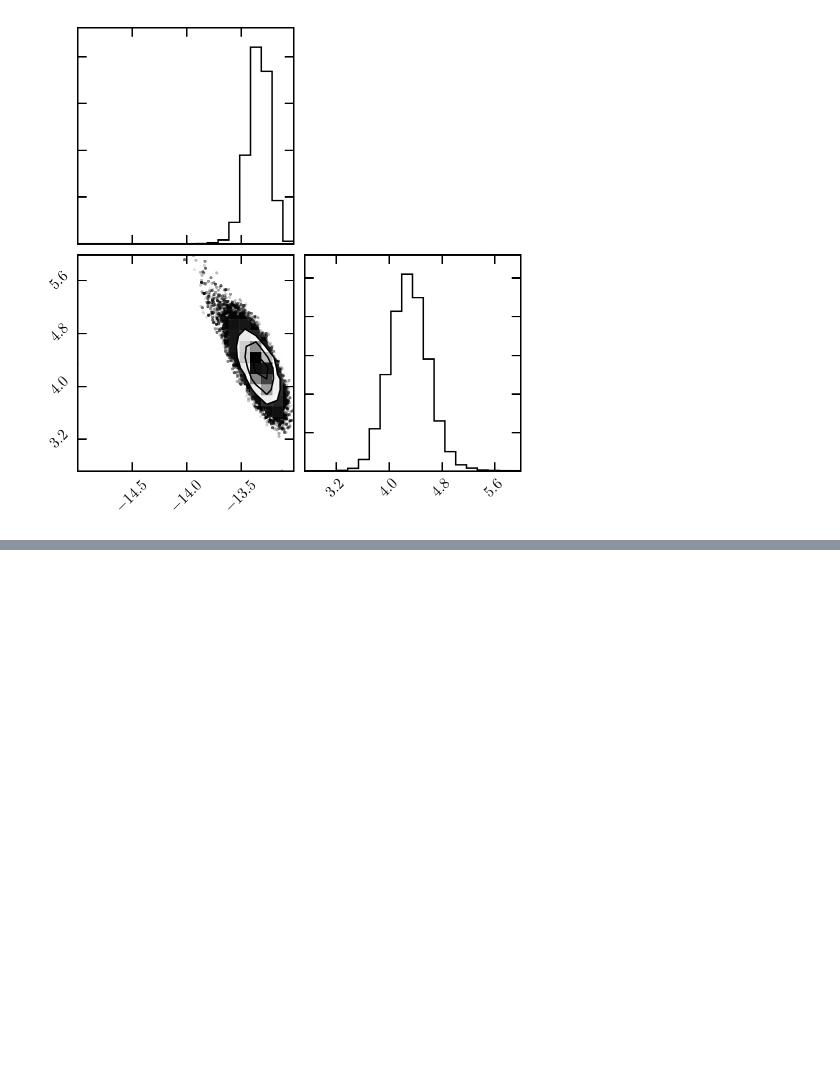
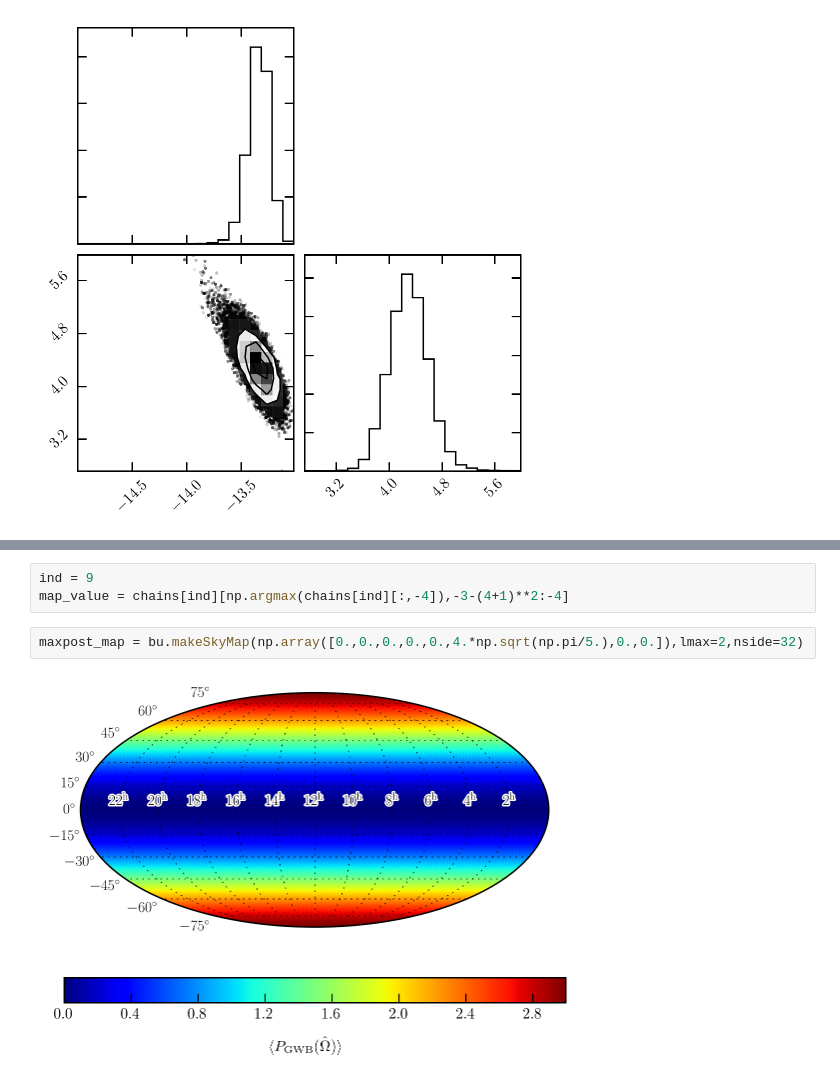
Before and after one commit to stevertaylor/NX01, a Jupyter notebook: process-anisotropy-maps.ipynb, the cells around one changed output, grey strips where cells are left out. Saved outputs shown, nothing was run; the diff lists cells and outputs as text; blank space fills up the shorter version.

```diff
--- a/process-anisotropy-maps.ipynb
+++ b/process-anisotropy-maps.ipynb
@@ -85,0 +129,7 @@ figure = corner.corner(clm_chain[:,[36,37]])
+# %%
+ind = 9
+map_value = chains[ind][np.argmax(chains[ind][:,-4]),-3-(4+1)**2:-4]
+# %%
+maxpost_map = bu.makeSkyMap(np.array([0.,0.,0.,0.,0.,4.*np.sqrt(np.pi/5.),0.,0.]),lmax=2,nside=32)
+# %% [output]
+[figure, added]
```
Also changed, not shown: parts of 8 cells of this notebook, 2 other files.
